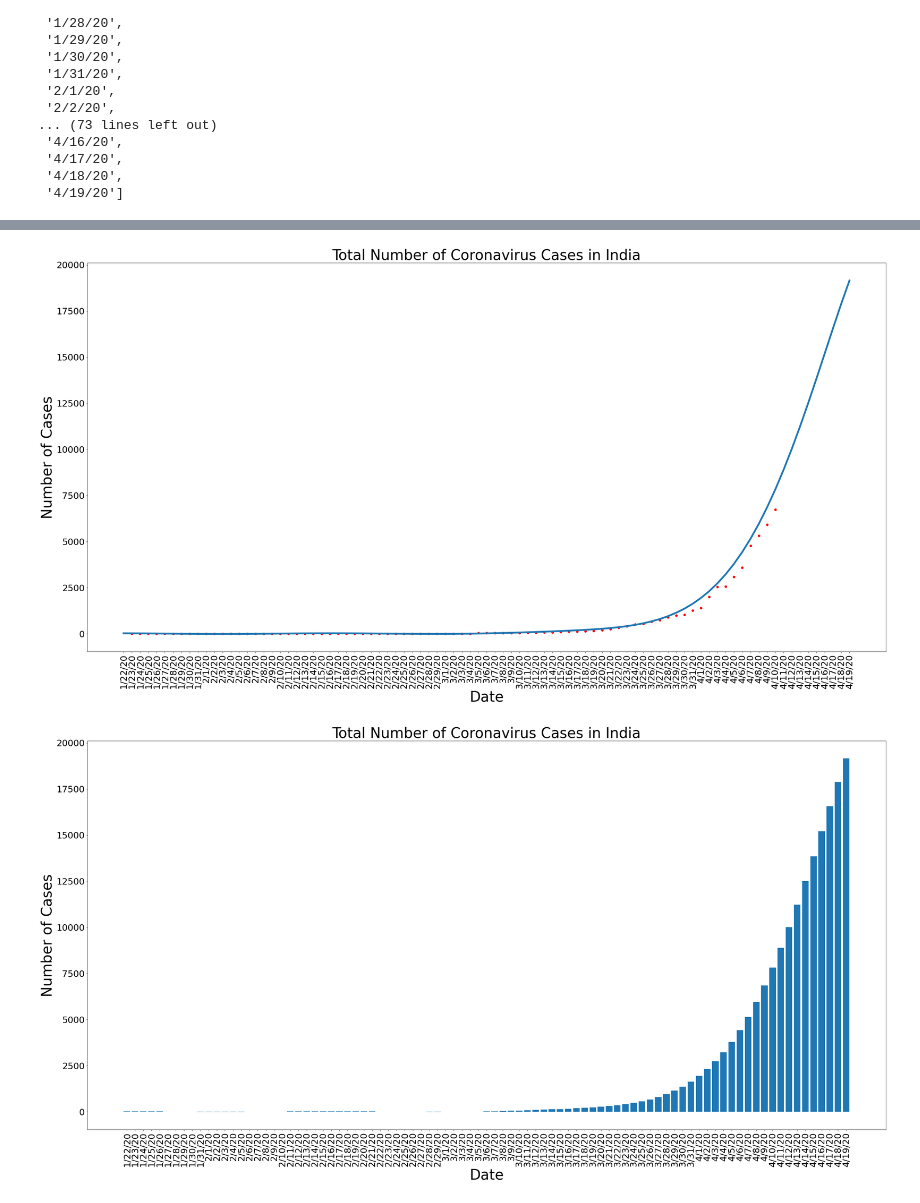
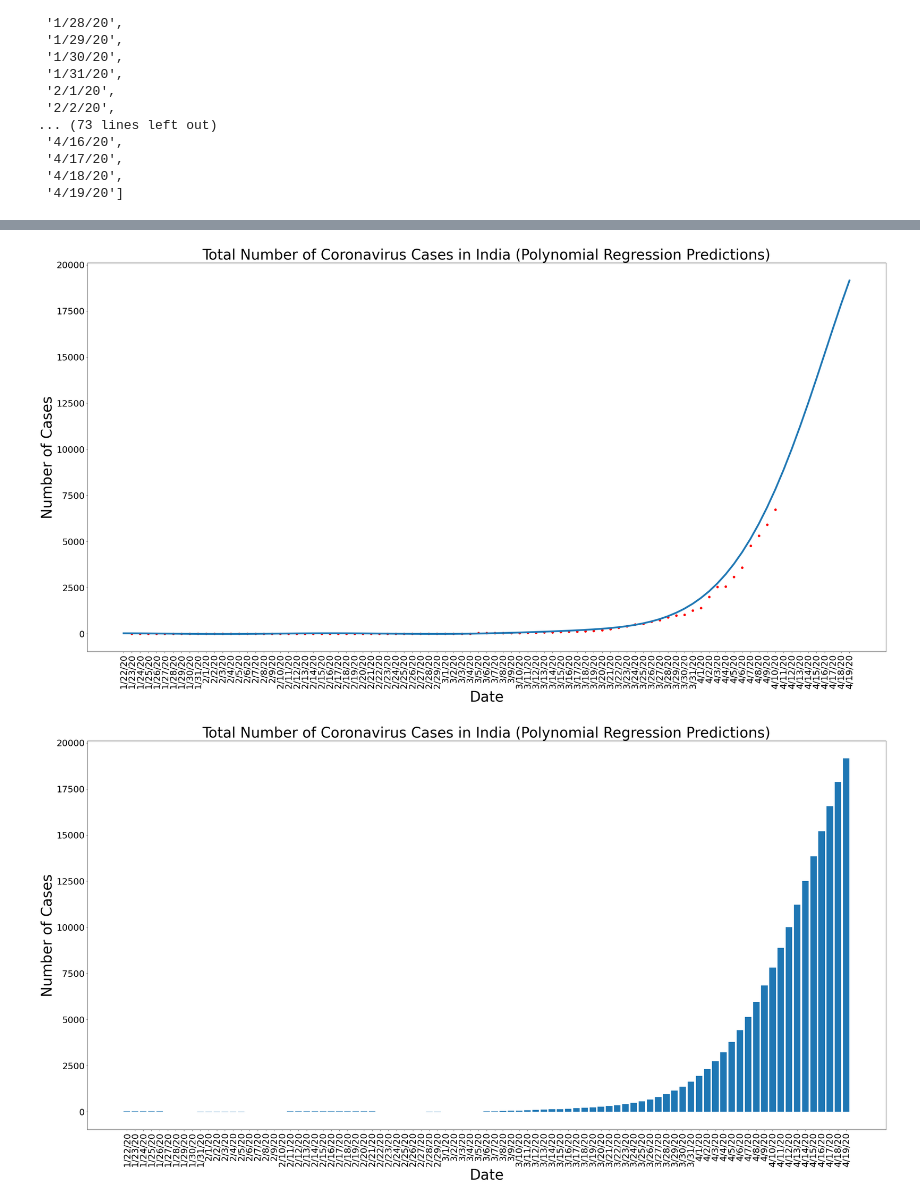
Before and after one commit to kgoel9899/Covid-Analysis, a Jupyter notebook: Covid19_Analysis.ipynb, the cells around one changed output, grey strips where cells are left out. Saved outputs shown, nothing was run; the diff lists cells and outputs as text; code cells hidden in the pictures.

```diff
--- a/Covid19_Analysis.ipynb
+++ b/Covid19_Analysis.ipynb
@@ -575,20 +575,20 @@ preds_2 = [i[0] for i in pred_2]
 # %%
 plt.figure(figsize = (40, 20))
 plt.scatter(X, y_2, color = "red")
 plt.plot(future_dates, preds_2, linewidth = 5)
-plt.title('Total Number of Coronavirus Cases in India', size = 40)
+plt.title('Total Number of Coronavirus Cases in India (Polynomial Regression Predictions)', size = 40)
 plt.xlabel('Date', size = 40)
 plt.ylabel('Number of Cases', size = 40)
 plt.xticks(rotation = 90)
 plt.xticks(size = 25)
 plt.yticks(size = 25)
 plt.show()
 # %% [output]
-[figure, old version]
+[figure, new version]
 # %%
 plt.figure(figsize = (40, 20))
 plt.bar(future_dates, preds_2, linewidth = 5)
-plt.title('Total Number of Coronavirus Cases in India', size = 40)
+plt.title('Total Number of Coronavirus Cases in India (Polynomial Regression Predictions)', size = 40)
 plt.xlabel('Date', size = 40)
 plt.ylabel('Number of Cases', size = 40)
 plt.xticks(rotation = 90)
@@ -596,7 +596,7 @@ plt.xticks(size = 25)
 plt.yticks(size = 25)
 plt.show()
 # %% [output]
-[figure, old version]
+[figure, new version]
 # %%
 poly_reg_3 = PolynomialFeatures(degree = 7)
 X_poly_3 = poly_reg_3.fit_transform(X)
```
Also changed, not shown: parts of 6 cells of this notebook.
